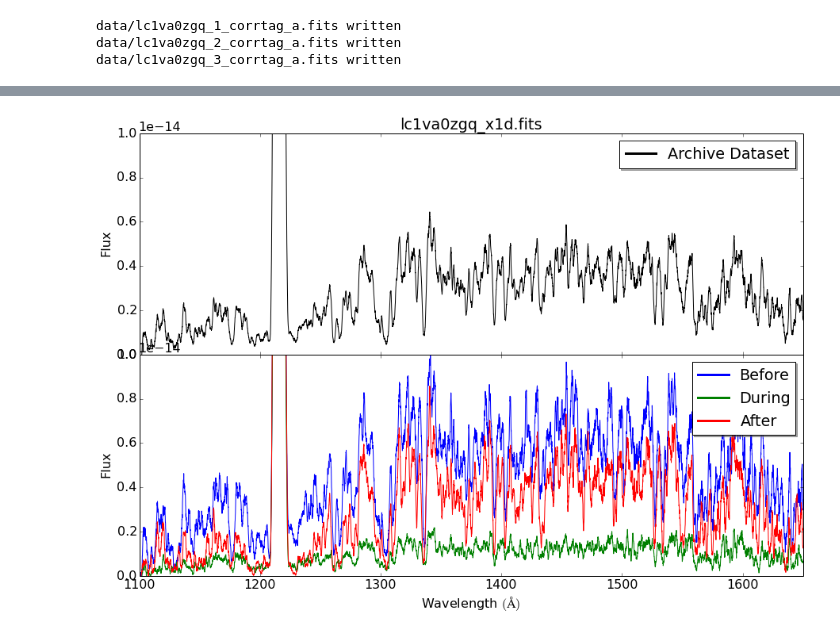
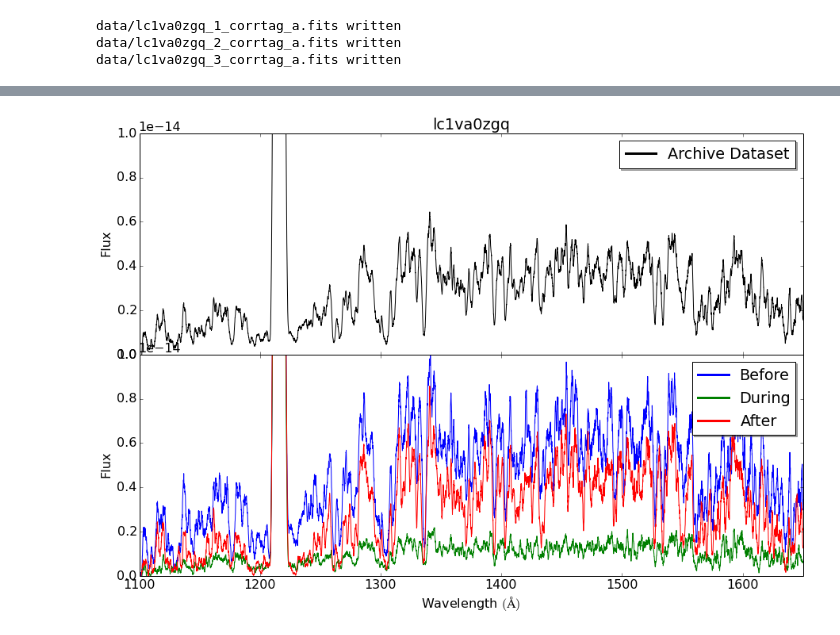
Before and after one commit to justincely/AAS224, a Jupyter notebook: splittag_tutorial.ipynb, the cells around one changed output, grey strips where cells are left out. Drawn from its saved outputs; the diff is of its cells as text; code cells hidden in the pictures.

```diff
--- a/splittag_tutorial.ipynb
+++ b/splittag_tutorial.ipynb
@@ -90,35 +70,35 @@ hdu = fits.open('data/lc1va0zgq_x1d.fits')
 ax1.plot(hdu[1].data['wavelength'].ravel(), convolve(hdu[1].data['flux'].ravel(), np.ones(boxsize)/boxsize), color='k', label='Archive Dataset')
 ax1.set_ylim(0, 1e-14)
 ax1.set_xlim(1100, 1650)
-ax1.set_title('lc1va0zgq_x1d.fits')
+ax1.set_title('lc1va0zgq')
 ax1.set_ylabel('Flux')
 
 leg = ax1.legend(shadow=True, numpoints=1, markerscale=3)
 # set the linewidth of each legend object
 for legobj in leg.legendHandles:
     legobj.set_linewidth(3.0)
 
 
 before = fits.open('data/lc1va0zgq_1_x1d.fits')
 during = fits.open('data/lc1va0zgq_2_x1d.fits')
 after = fits.open('data/lc1va0zgq_3_x1d.fits')
 
 #-- Smooth and plot the data
 boxsize=15
 ax2.plot(before[1].data['wavelength'].ravel(), convolve(before[1].data['flux'].ravel(), np.ones(boxsize)/boxsize), label='Before')
 ax2.plot(during[1].data['wavelength'].ravel(), convolve(during[1].data['flux'].ravel(), np.ones(boxsize)/boxsize), label='During')
 ax2.plot(after[1].data['wavelength'].ravel(), convolve(after[1].data['flux'].ravel(), np.ones(boxsize)/boxsize), label='After')
 
 ax2.set_ylim(0, 1e-14)
 ax2.set_xlim(1100, 1650)
 ax2.set_xlabel('Wavelength $(\AA)$')
 ax2.set_ylabel('Flux')
 leg = ax2.legend(shadow=True, numpoints=1, markerscale=3)
 # set the linewidth of each legend object
 for legobj in leg.legendHandles:
     legobj.set_linewidth(3.0)
 
 fig.subplots_adjust(hspace=0)
 fig.savefig('eclipse_split.pdf', bbox_inches='tight')
 # %% [output]
-[figure, old version]
+[figure, new version]
```
Also changed, not shown: parts of 11 cells of this notebook, 2 other files.
